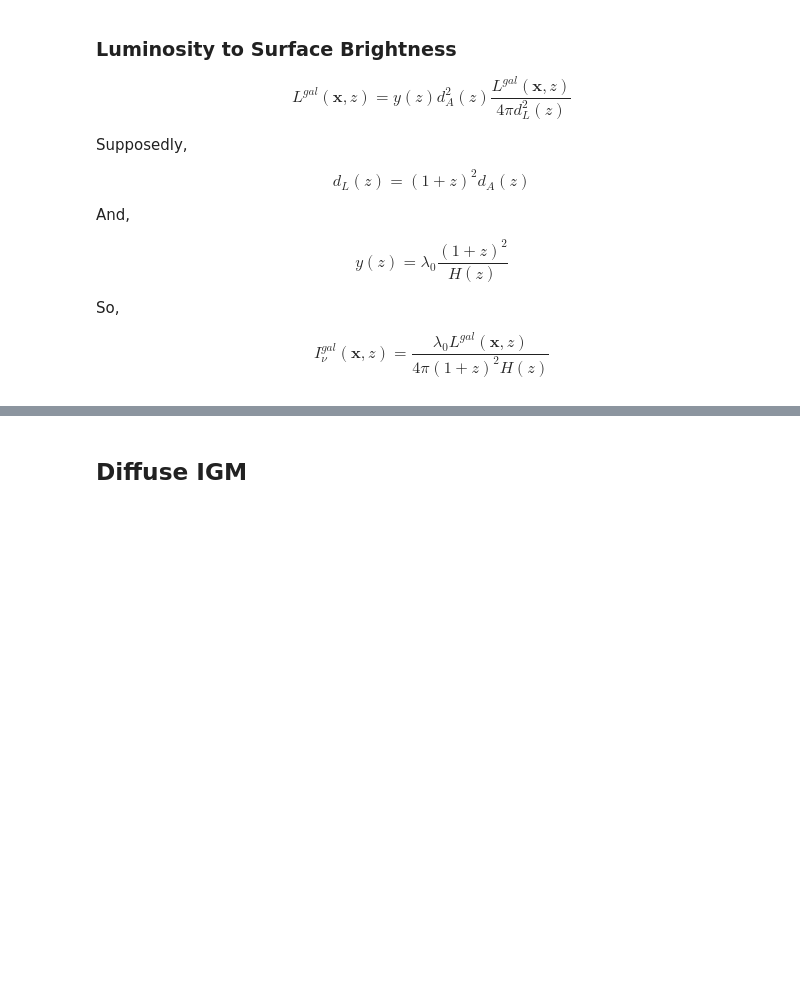
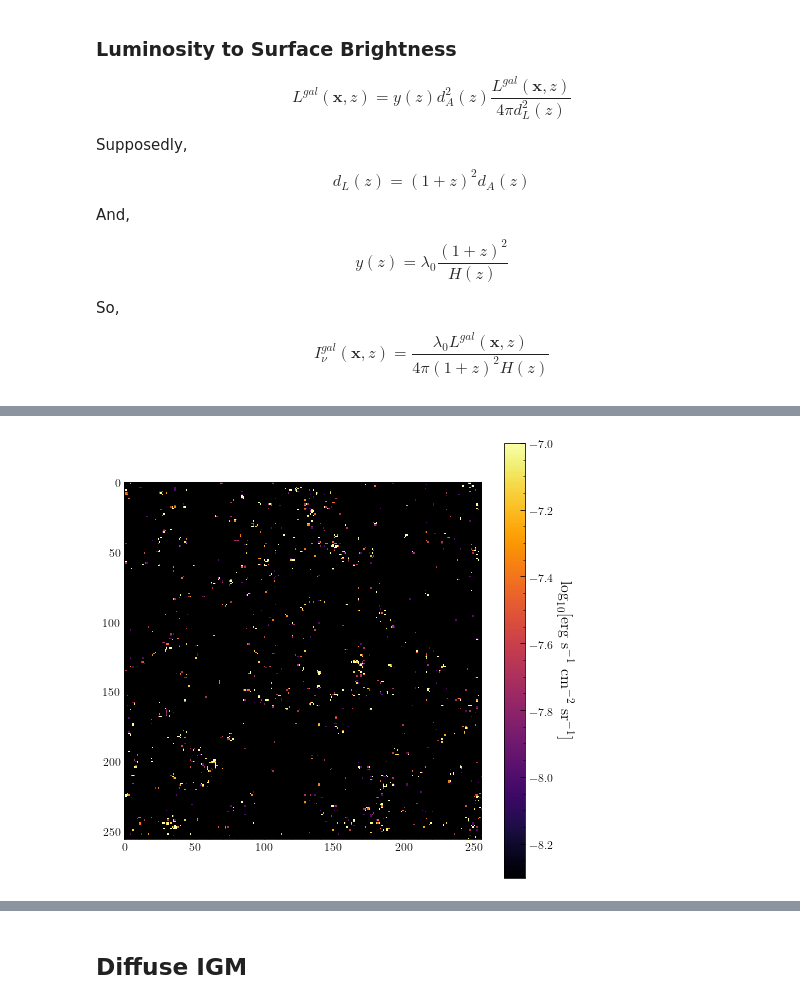
Before and after one commit to tacox5/Senior_Thesis, a Jupyter notebook: notebooks/Lya_Luminosity.ipynb, the cells around one changed output, grey strips where cells are left out. Saved outputs shown, nothing was run; the diff lists cells and outputs as text; code cells hidden in the pictures; blank space fills up the shorter version.

```diff
--- a/notebooks/Lya_Luminosity.ipynb
+++ b/notebooks/Lya_Luminosity.ipynb
@@ -183,13 +188,11 @@ def L_gal_exc(M, z):
 
     E_v in ergs
 
-    Return Units: ergs/year
-
     '''
     Y_He = 0.245
     A_He = (4.0 - Y_He)/(4.0 - 3*Y_He)
     Q_ion = 5.38e60 * u.M_sun ** -1
-    Ev = 3.429e-11 * u.erg
+    Ev = 21.4 * u.eV
     E_exc = Ev * 0.1
 
     return (f_lya(z) * (1.0 - f_esc(M,z)) * A_He * E_exc *
@@ -220,6 +223,15 @@ def L_gal(M, z):
 def I_gal(M, z, v = (200. / 256 * u.Mpc) ** 3):
     """Surface brightness of Lyman-alpha
     """
+    v = (10 * u.kpc) ** 3
+    l_gal = L_gal(M, z = 7) / v
+    return (l_gal * y(z) * (cosmo.comoving_transverse_distance(z) ** 2 /
+                          (4 * np.pi * cosmo.lookback_distance(z) ** 2))).to(u.erg * u.cm ** -2)
+
+
+def _I_gal(M, z, v = (200. / 256 * u.Mpc) ** 3):
+    """Surface brightness of Lyman-alpha
+    """
     l_gal = L_gal(M, z = 7) / v
     return (l_gal * y(z) * (cosmo.angular_diameter_distance(z) ** 2 /
                           (4 * np.pi * cosmo.luminosity_distance(z) ** 2))).to(u.erg * u.cm ** -2)
@@ -257 +275,9 @@ lya_cube = cube_3d(z)
+# %%
+plt.figure(figsize=(8,8))
+plt.imshow(np.log10(lya_cube[:, :, 127]), cmap = 'inferno', vmax = -7)
+cbar = plt.colorbar()
+cbar.set_label(r'$\log_{10} [\rm erg \ s^{-1} \ cm^{-2} \ sr^{-1}]$', rotation=270, labelpad = 18, fontsize = 16)
+plt.show()
+# %% [output]
+[figure, added]
 # %%
```
Also changed, not shown: parts of 31 cells of this notebook, 15 other files.
